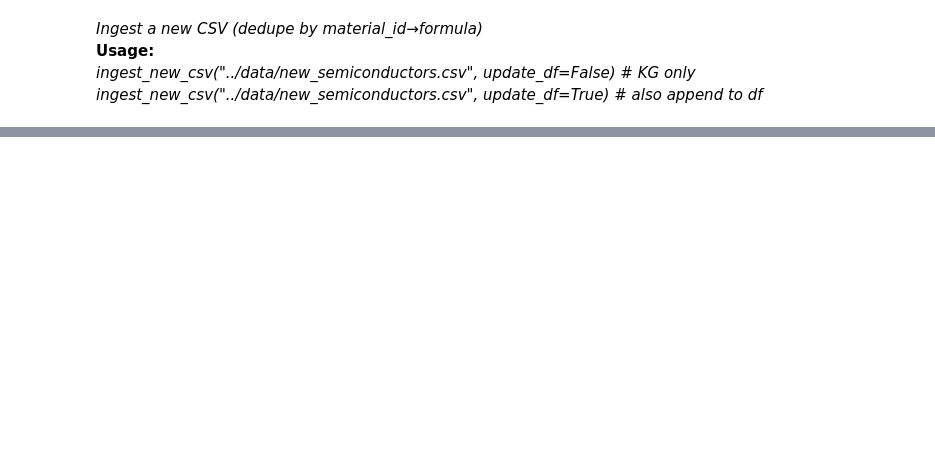
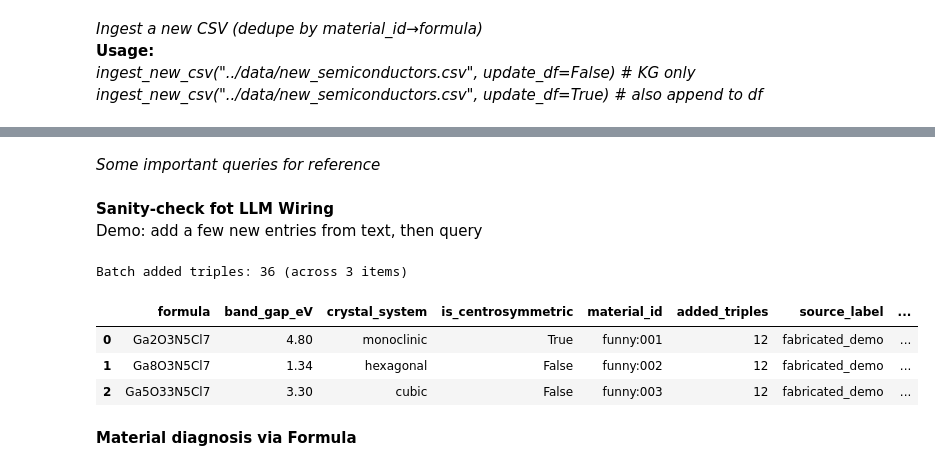
Before and after one commit to submerged-in-matrix/Semantic_models_for-MSE, a Jupyter notebook: notebooks/build_mini_mkg.ipynb, the cells around one changed output, grey strips where cells are left out. Drawn from its saved outputs; the diff is of its cells as text; code cells hidden in the pictures; blank space fills up the shorter version.

```diff
--- a/notebooks/build_mini_mkg.ipynb
+++ b/notebooks/build_mini_mkg.ipynb
@@ -351,28 +408,2 @@ for row in g.query(q1, initNs={"rdfs": RDFS}):
-# %%
-# Q2) Materials synthesized by MOCVD
-q2 = """PREFIX ex: <http://example.org/mse#>
-SELECT ?material
-WHERE {
-  ?m a ex:Material ;
-     rdfs:label ?material ;
-     ex:synthesizedBy ?meth .
-  ?meth rdfs:label "MOCVD" .
-}
-"""
-for row in g.query(q2, initNs={"rdfs": RDFS}):
-    print(row)
-# %%
-# Q3) Materials with diamond cubic structure
-q3 = """PREFIX ex: <http://example.org/mse#>
-SELECT ?material
-WHERE {
-  ?m a ex:Material ;
-     rdfs:label ?material ;
-     ex:hasCrystalStructure ?cs .
-  ?cs rdfs:label "Diamond cubic" .
-}
-"""
-for row in g.query(q3, initNs={"rdfs": RDFS}):
-    print(row)
 # %% [markdown]
 ## 6) Creating safeguard for possible problems in data scrapping!!
@@ -1193,0 +1642,2 @@ WHERE {
+# %% [markdown]
+*Some important queries for reference*
@@ -1193,0 +1750,20 @@ WHERE {
+# %% [markdown]
+**Sanity-check fot LLM Wiring**
+Demo: add a few new entries from text, then query
+# %%
+texts = [
+    "Ga2O3N5Cl7 has a band gap around 4.8 eV and is monoclinic; it's centrosymmetric. materials_id: funny:001,",
+    "Ga8O3N5Cl7 band gap ~1.34 eV; non-centrosymmetric & hexagonal; materials_id: funny:002,",
+    "Ga5O33N5Cl7 has band gap ≈ 3.3 eV; is non-centrosymmetric & cubic; materials_id: funny:003,",
+]
+df_summary = parse_many_to_kg(texts, start_idx=1_000_000, source_label="fabricated_demo")
+df_summary = df_summary.iloc[:, 4:-1]
+df_summary.head()
+# %% [output]
+Batch added triples: 36 (across 3 items)
+|  | formula | band_gap_eV | crystal_system | is_centrosymmetric | material_id | added_triples | source_label | ... |
+| 0 | Ga2O3N5Cl7 | 4.80 | monoclinic | True | funny:001 | 12 | fabricated_demo | ... |
+| 1 | Ga8O3N5Cl7 | 1.34 | hexagonal | False | funny:002 | 12 | fabricated_demo | ... |
+| 2 | Ga5O33N5Cl7 | 3.30 | cubic | False | funny:003 | 12 | fabricated_demo | ... |
+# %% [markdown]
+**Material diagnosis via Formula**
```
Also changed, not shown: parts of 44 cells of this notebook, 38 other files.
